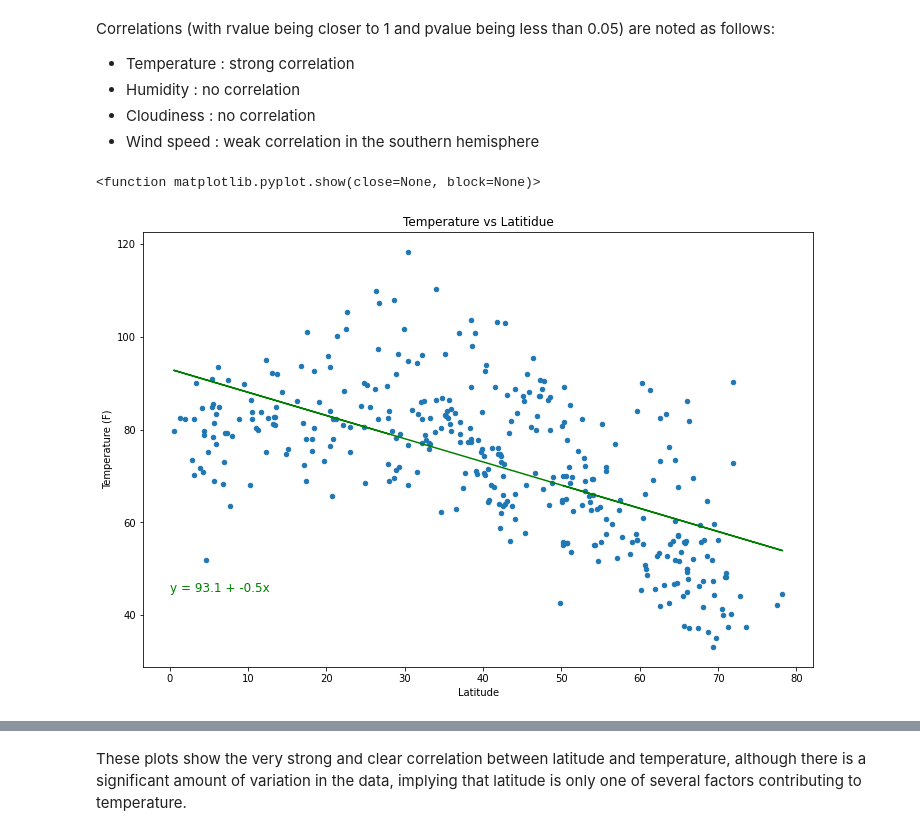
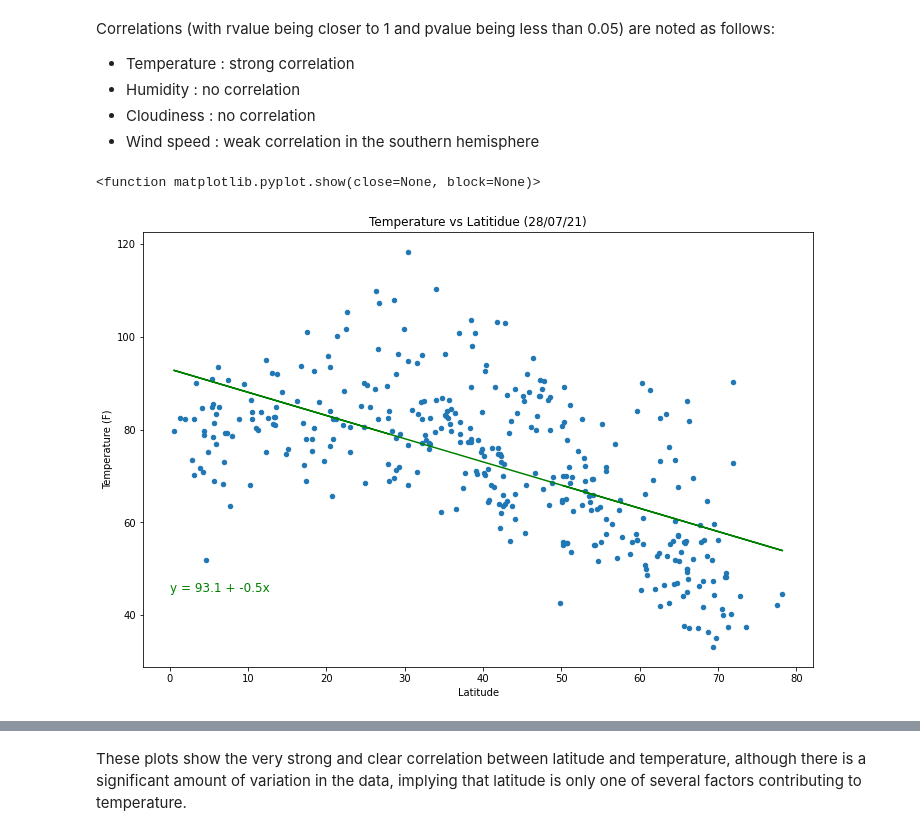
Before and after one commit to TomHOldershaw/python-api-challenge, a Jupyter notebook: WeatherPy/WeatherPy.ipynb, the cells around one changed output, grey strips where cells are left out. Drawn from its saved outputs; the diff is of its cells as text; code cells hidden in the pictures.

```diff
--- a/WeatherPy/WeatherPy.ipynb
+++ b/WeatherPy/WeatherPy.ipynb
@@ -289,23 +289,23 @@ Correlations (with rvalue being closer to 1 and pvalue being less than 0.05) are
 # %%
 # New plots
 
 # Northern temperature
 regress_slope = nt_temp_rg[0]
 regress_icept = nt_temp_rg[1]
 regress_values = [(x * regress_slope) + regress_icept for x in northern['Lat']]
 regress_text = f"y = {round(regress_icept,1)} + {round(regress_slope,1)}x"
 
 northern.plot(kind="scatter", x='Lat', y='Max Temp', figsize=(12,8))
 plt.plot(northern['Lat'], regress_values, color="g")
 plt.annotate(regress_text,(0,45),fontsize=12,color="g")
 plt.xlabel("Latitude")
 plt.ylabel("Temperature (F)")
-plt.title("Temperature vs Latitidue")
+plt.title("Temperature vs Latitidue (28/07/21)")
 plt.savefig("output/temp_northern.png", format='png')
 plt.show
 # %% [output]
 <function matplotlib.pyplot.show(close=None, block=None)>
-[figure, old version]
+[figure, new version]
 # %%
 # Southern temperature
 regress_slope = st_temp_rg[0]
```
Also changed, not shown: parts of 19 cells of this notebook.
